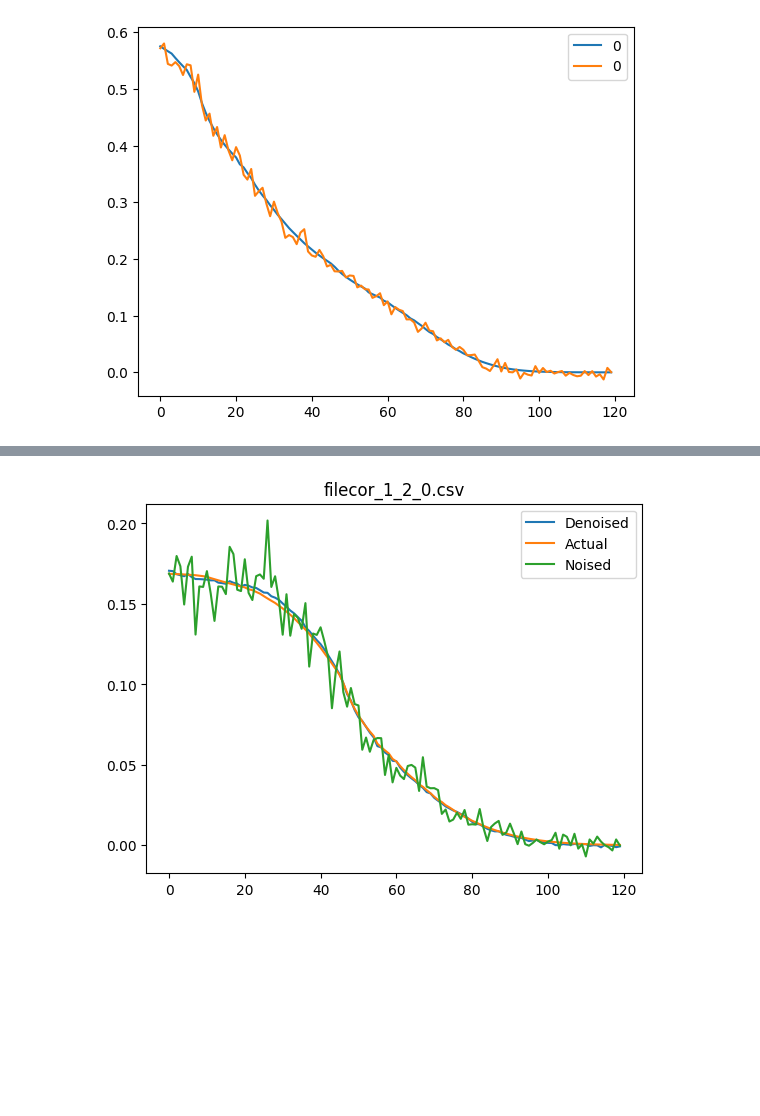
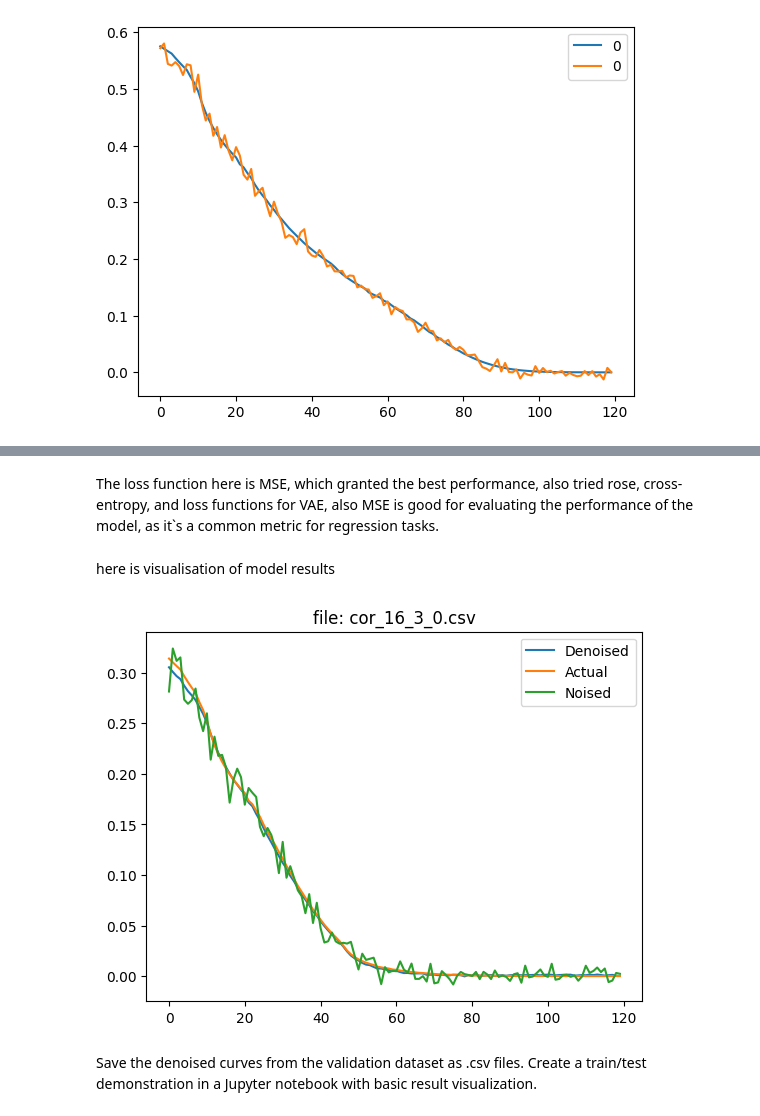
Before and after one commit to ravenser/test-work, a Jupyter notebook: Deep_Learning_Algorithm_for_Denoising.ipynb, the cells around one changed output, grey strips where cells are left out. Saved outputs shown, nothing was run; the diff lists cells and outputs as text; code cells hidden in the pictures; blank space fills up the shorter version.

```diff
--- a/Deep_Learning_Algorithm_for_Denoising.ipynb
+++ b/Deep_Learning_Algorithm_for_Denoising.ipynb
@@ -78,5 +95,7 @@ class SimpleAndStraightforward(nn.Module):
         x = F.relu(self.fc3(x))
         x = self.fc4(x)
         return x
+# %% [markdown]
+The loss function here is MSE, which granted the best performance, also tried rose, cross-entropy, and loss functions for VAE, also MSE is good for evaluating the performance of the model, as it`s a common metric for regression tasks.
 # %%
 in_ch=120
@@ -115,25 +133,29 @@ for epoch in epochs:
 torch.save(model, 'SimpleAndStraightforward')
 # %%
 model = torch.load('SimpleAndStraightforward')
+# %% [markdown]
+here is visualisation of model results
 # %%
 import random
 ind = random.randint(0, len(X_test))
 test_pred = model(X_test[ind])
 y_label= y_test[ind].cpu().detach().numpy()
 test_pred_np  = test_pred.cpu().detach().numpy()
 test_noised = X_test[ind].cpu().detach().numpy()
 
 df_test_pred = pd.DataFrame(test_pred_np, columns=None).rename(columns={0: 'Denoised'})
 df_label = pd.DataFrame(y_label, columns=None).rename(columns={0: 'Actual'})
 df_noised= pd.DataFrame(test_noised, columns=None).rename(columns={0: 'Noised'})
 fig, axs = plt.subplots(1,1)
 df_test_pred.plot.line(ax = axs,)
 df_label.plot.line(ax = axs)
 df_noised.plot.line(ax = axs)
-axs.set_title(f'file{label_list[ind]}')
+axs.set_title(f'file: {label_list[ind]}')
 plt.show()
 # %% [output]
-[figure, old version]
+[figure, new version]
+# %% [markdown]
+Save the denoised curves from the validation dataset as .csv files. Create a train/test demonstration in a Jupyter notebook with basic result visualization.
 # %%
 for i in range(len(X_test)):
     test_pred_np = model(X_test[i]).cpu().detach().numpy()
```
Also changed, not shown: parts of 10 cells of this notebook, 3 other files.
